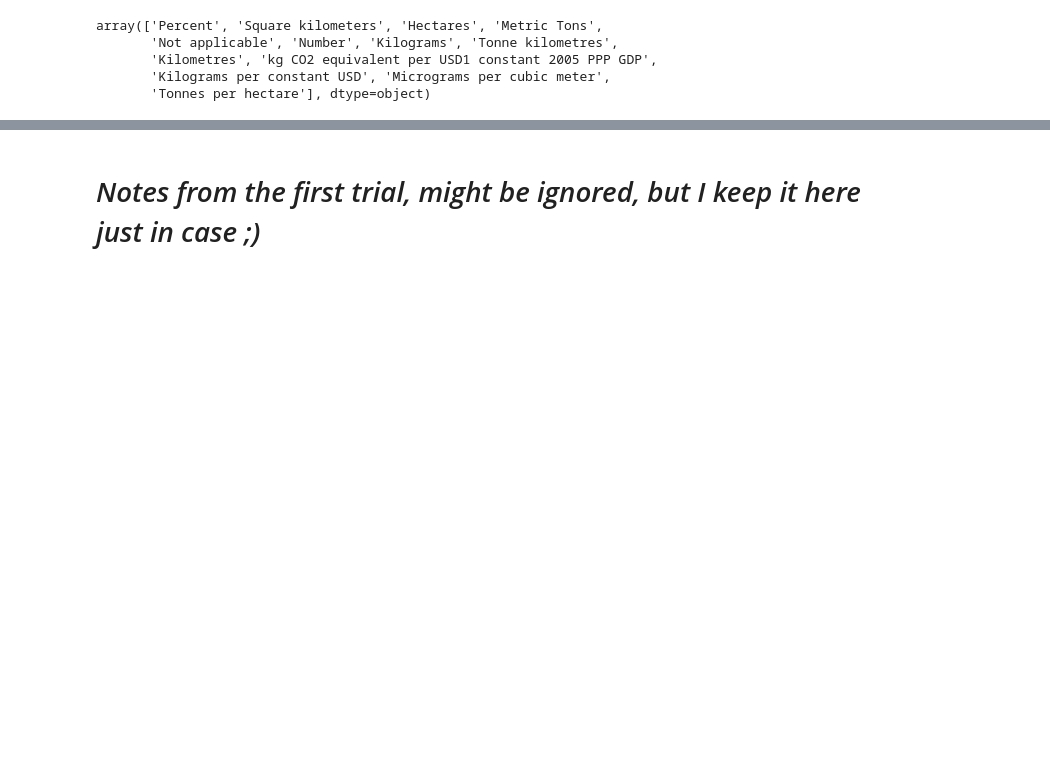
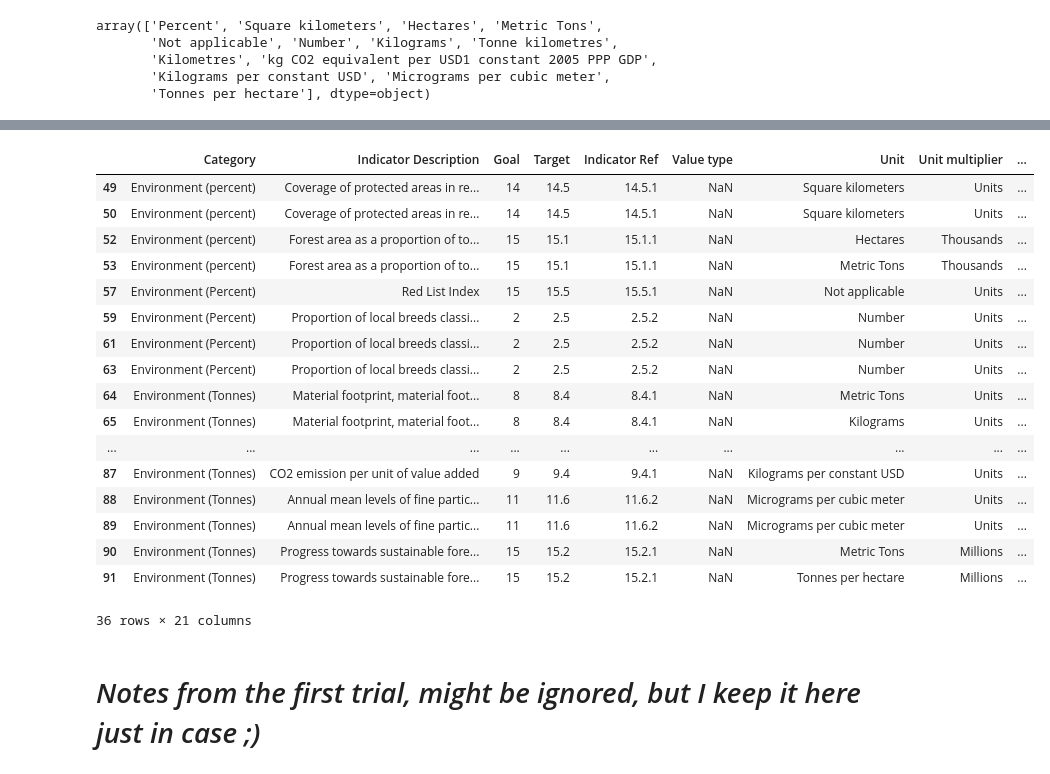
Before and after one commit to felix-laumann/MBML-SDG-targets, a Jupyter notebook: Data preprocessing and visualisation_GalinaFelix.ipynb, the cells around one changed output, grey strips where cells are left out. Saved outputs shown, nothing was run; the diff lists cells and outputs as text; code cells hidden in the pictures; blank space fills up the shorter version.

```diff
--- a/Data preprocessing and visualisation_GalinaFelix.ipynb
+++ b/Data preprocessing and visualisation_GalinaFelix.ipynb
@@ -564,3 +586,25 @@ array(['Percent', 'Square kilometers', 'Hectares', 'Metric Tons',
+# %%
+df_environment_not_percent = df_environment[~df_environment['Unit'].str.contains('Percent')]
+df_environment_not_percent
+# %% [output]
+|  | Category | Indicator Description | Goal | Target | Indicator Ref | Value type | Unit | Unit multiplier | ... |
+| 49 | Environment (percent) | Coverage of protected areas in re... | 14 | 14.5 | 14.5.1 | NaN | Square kilometers | Units | ... |
+| 50 | Environment (percent) | Coverage of protected areas in re... | 14 | 14.5 | 14.5.1 | NaN | Square kilometers | Units | ... |
+| 52 | Environment (percent) | Forest area as a proportion of to... | 15 | 15.1 | 15.1.1 | NaN | Hectares | Thousands | ... |
+| 53 | Environment (percent) | Forest area as a proportion of to... | 15 | 15.1 | 15.1.1 | NaN | Metric Tons | Thousands | ... |
+| 57 | Environment (Percent) | Red List Index | 15 | 15.5 | 15.5.1 | NaN | Not applicable | Units | ... |
+| 59 | Environment (Percent) | Proportion of local breeds classi... | 2 | 2.5 | 2.5.2 | NaN | Number | Units | ... |
+| 61 | Environment (Percent) | Proportion of local breeds classi... | 2 | 2.5 | 2.5.2 | NaN | Number | Units | ... |
+| 63 | Environment (Percent) | Proportion of local breeds classi... | 2 | 2.5 | 2.5.2 | NaN | Number | Units | ... |
+| 64 | Environment (Tonnes) | Material footprint, material foot... | 8 | 8.4 | 8.4.1 | NaN | Metric Tons | Units | ... |
+| 65 | Environment (Tonnes) | Material footprint, material foot... | 8 | 8.4 | 8.4.1 | NaN | Kilograms | Units | ... |
+| ... | ... | ... | ... | ... | ... | ... | ... | ... | ... |
+| 87 | Environment (Tonnes) | CO2 emission per unit of value added | 9 | 9.4 | 9.4.1 | NaN | Kilograms per constant USD | Units | ... |
+| 88 | Environment (Tonnes) | Annual mean levels of fine partic... | 11 | 11.6 | 11.6.2 | NaN | Micrograms per cubic meter | Units | ... |
+| 89 | Environment (Tonnes) | Annual mean levels of fine partic... | 11 | 11.6 | 11.6.2 | NaN | Micrograms per cubic meter | Units | ... |
+| 90 | Environment (Tonnes) | Progress towards sustainable fore... | 15 | 15.2 | 15.2.1 | NaN | Metric Tons | Millions | ... |
+| 91 | Environment (Tonnes) | Progress towards sustainable fore... | 15 | 15.2 | 15.2.1 | NaN | Tonnes per hectare | Millions | ... |
+36 rows × 21 columns
 # %% [markdown]
 # *Notes from the first trial, might be ignored, but I keep it here just in case ;)*
 # %% [markdown]
```
Also changed, not shown: parts of 1 cell of this notebook, 1 other file.
